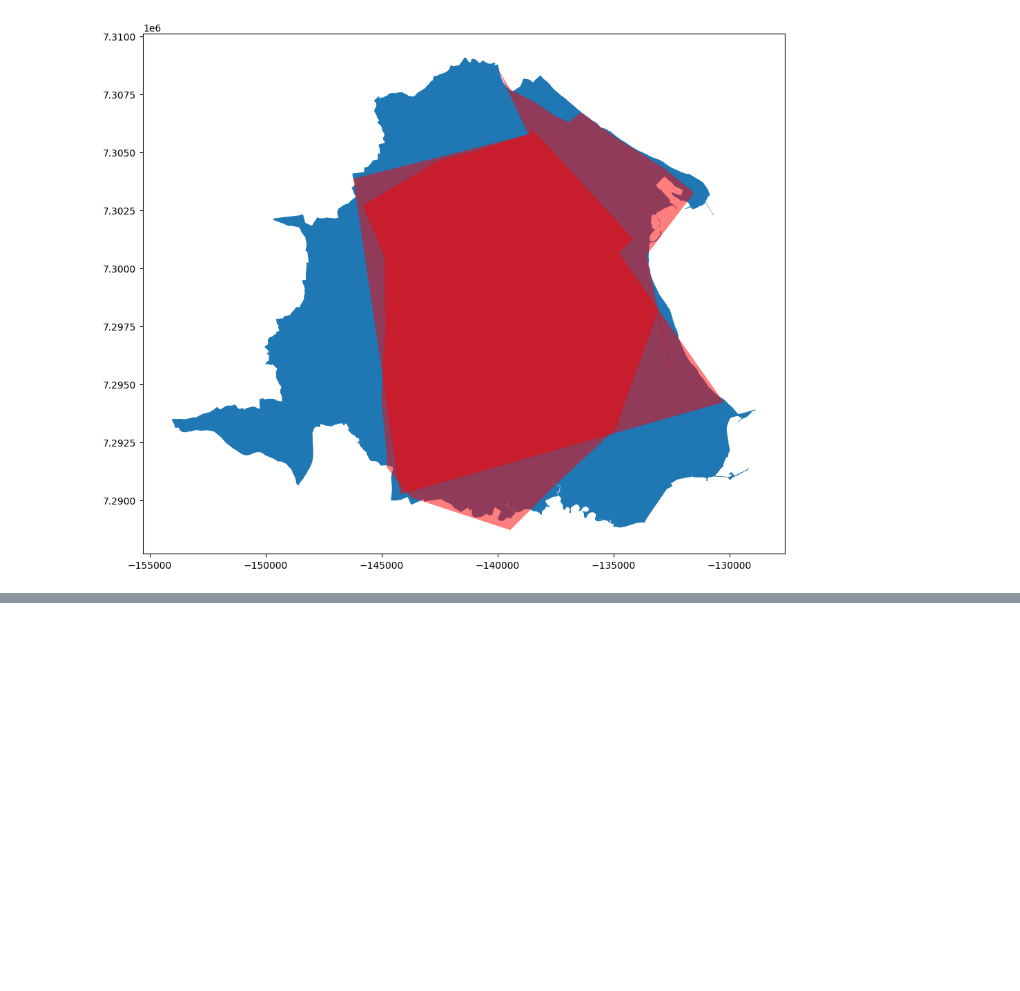
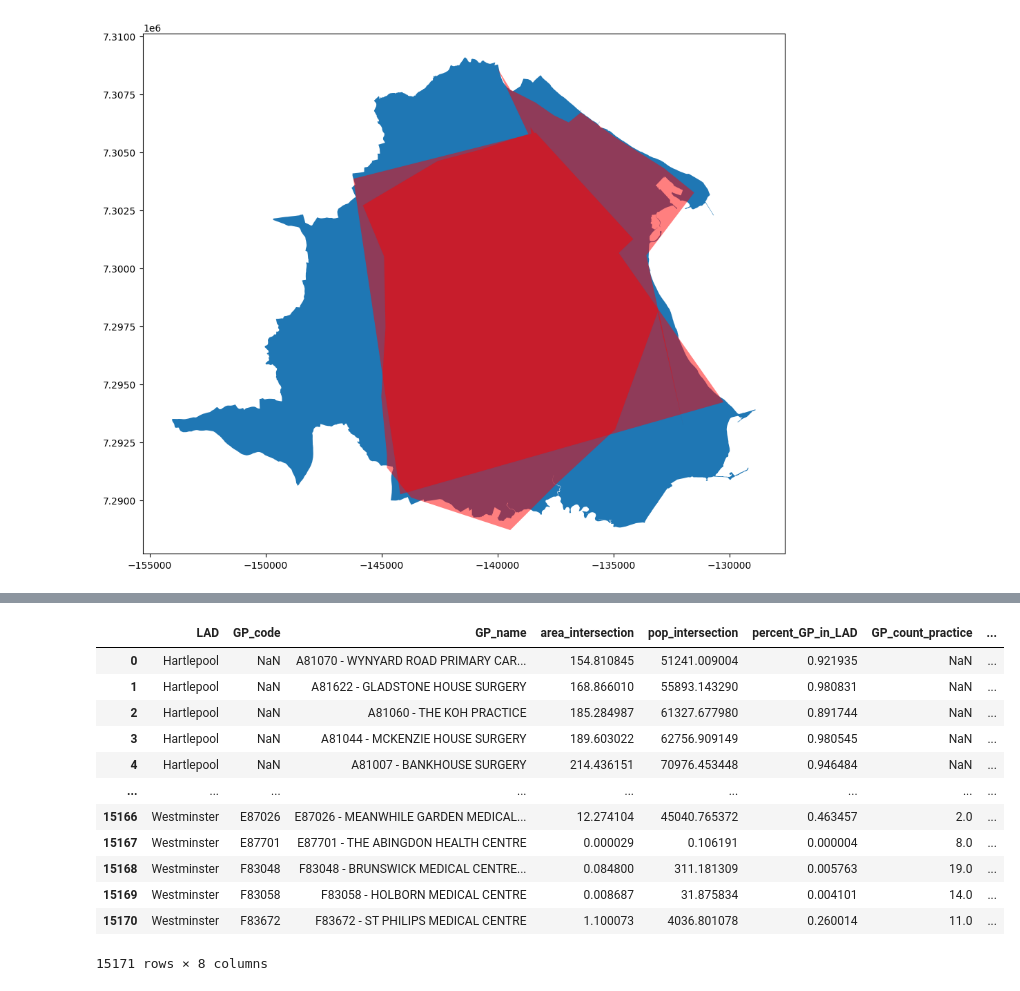
Before and after one commit to Bea-Taylor/DifDem_inequalities, a Jupyter notebook: nbs/core/02b_LAD_and_GP_intersections.ipynb, the cells around one changed output, grey strips where cells are left out. Drawn from its saved outputs; the diff is of its cells as text; code cells hidden in the pictures; blank space fills up the shorter version.

Commit message:
added GP contribution to each LAD

```diff
--- a/nbs/core/02b_LAD_and_GP_intersections.ipynb
+++ b/nbs/core/02b_LAD_and_GP_intersections.ipynb
@@ -241,0 +323,2 @@ df.head()
+# %%
+df_LAD_GP_count['GP_contribution_to_LAD'] = df_LAD_GP_count['percent_GP_in_LAD']*df_LAD_GP_count['gp_count']
@@ -241,0 +334,24 @@ df.head()
+# %%
+# tidy up the dataframe a bit before saving it
+df_LAD_GP = df_LAD_GP_count[['LAD', 'code', 'gp_name', 'intersection_size', 'intersection_pop', 'percent_GP_in_LAD', 'gp_count', 'GP_contribution_to_LAD']]
+
+df_LAD_GP = df_LAD_GP.drop_duplicates()
+df_LAD_GP.reset_index(inplace=True, drop=True)
+
+df_LAD_GP.columns = ['LAD', 'GP_code', 'GP_name', 'area_intersection', 'pop_intersection', 'percent_GP_in_LAD', 'GP_count_practice', 'GP_contribution_to_LAD']
+# %%
+df_LAD_GP
+# %% [output]
+|  | LAD | GP_code | GP_name | area_intersection | pop_intersection | percent_GP_in_LAD | GP_count_practice | ... |
+| 0 | Hartlepool | NaN | A81070 - WYNYARD ROAD PRIMARY CAR... | 154.810845 | 51241.009004 | 0.921935 | NaN | ... |
+| 1 | Hartlepool | NaN | A81622 - GLADSTONE HOUSE SURGERY | 168.866010 | 55893.143290 | 0.980831 | NaN | ... |
+| 2 | Hartlepool | NaN | A81060 - THE KOH PRACTICE | 185.284987 | 61327.677980 | 0.891744 | NaN | ... |
+| 3 | Hartlepool | NaN | A81044 - MCKENZIE HOUSE SURGERY | 189.603022 | 62756.909149 | 0.980545 | NaN | ... |
+| 4 | Hartlepool | NaN | A81007 - BANKHOUSE SURGERY | 214.436151 | 70976.453448 | 0.946484 | NaN | ... |
+| ... | ... | ... | ... | ... | ... | ... | ... | ... |
+| 15166 | Westminster | E87026 | E87026 - MEANWHILE GARDEN MEDICAL... | 12.274104 | 45040.765372 | 0.463457 | 2.0 | ... |
+| 15167 | Westminster | E87701 | E87701 - THE ABINGDON HEALTH CENTRE | 0.000029 | 0.106191 | 0.000004 | 8.0 | ... |
+| 15168 | Westminster | F83048 | F83048 - BRUNSWICK MEDICAL CENTRE... | 0.084800 | 311.181309 | 0.005763 | 19.0 | ... |
+| 15169 | Westminster | F83058 | F83058 - HOLBORN MEDICAL CENTRE | 0.008687 | 31.875834 | 0.004101 | 14.0 | ... |
+| 15170 | Westminster | F83672 | F83672 - ST PHILIPS MEDICAL CENTRE | 1.100073 | 4036.801078 | 0.260014 | 11.0 | ... |
+15171 rows × 8 columns
```
Also changed, not shown: parts of 19 cells of this notebook.
